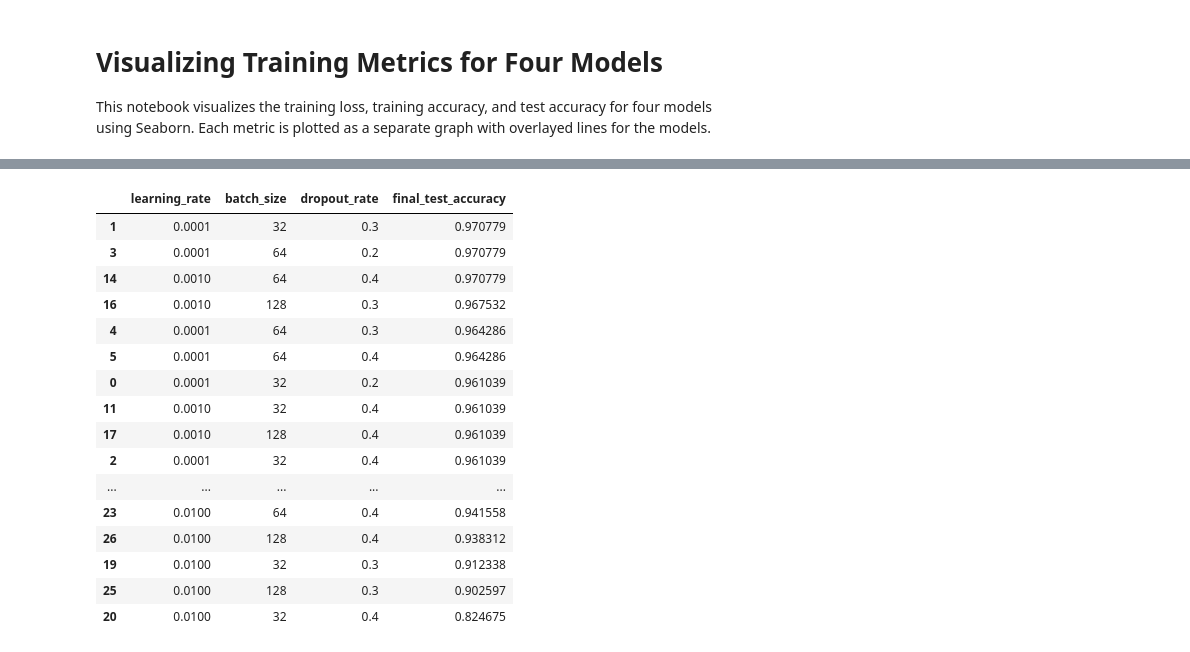
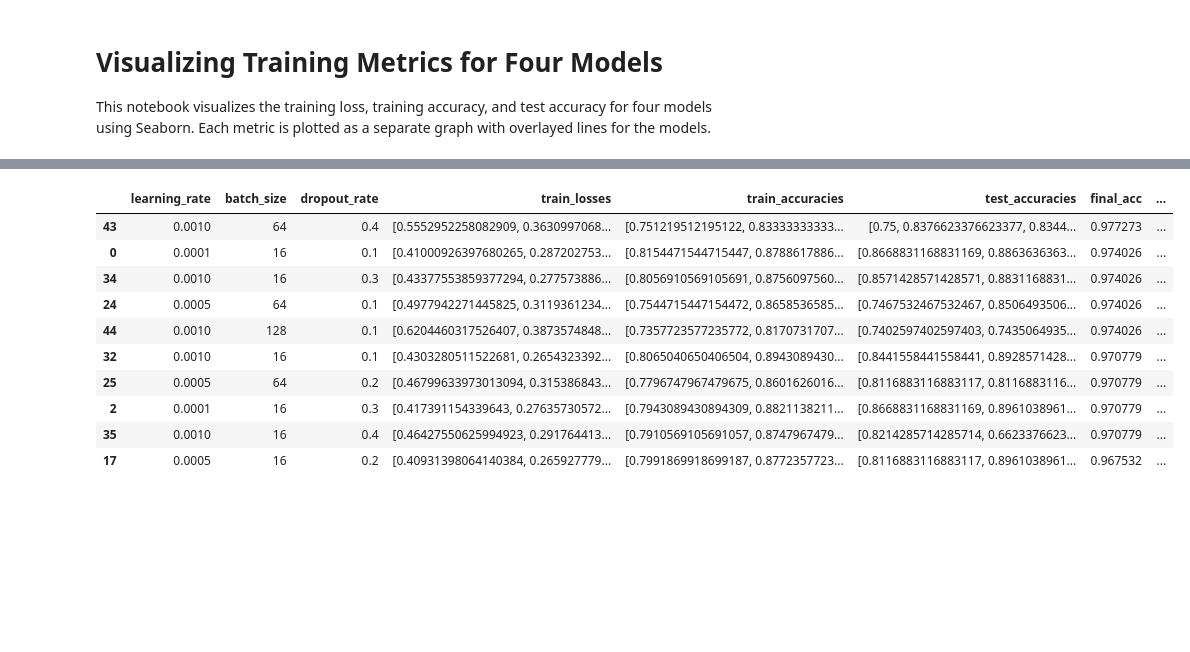
Before and after one commit to williampham7/142B-Lebron, a Jupyter notebook: model_runs/model_4/grid_graph.ipynb, the cells around one changed output, grey strips where cells are left out. Cells and saved outputs as stored; diff of their text form; code cells hidden in the pictures; blank space fills up the shorter version.

```diff
--- a/model_runs/model_4/grid_graph.ipynb
+++ b/model_runs/model_4/grid_graph.ipynb
@@ -8,7 +8,7 @@ import matplotlib.pyplot as plt
 import pandas as pd
 import ast
 # %%
-df = pd.read_csv('grid_search.csv')
+df = pd.read_csv('grid_search_2.csv')
 
 # Convert to DataFrame
 df
@@ -67,28 +64,20 @@ plt.show()
 # %%
 # If needed: convert string to list
 # df['test_accuracies'] = df['test_accuracies'].apply(ast.literal_eval)
 
 # Create a new DataFrame with the last test accuracy
-summary_df = df[['learning_rate', 'batch_size', 'dropout_rate']].copy()
-summary_df['final_test_accuracy'] = df['test_accuracies'].apply(lambda x: x[-1])
-summary_df = summary_df.sort_values(by='final_test_accuracy', ascending=False)
+summary_df = df.sort_values(by='final_acc', ascending=False).head(10)
 # Display the new DataFrame
 summary_df
 # %% [output]
-|  | learning_rate | batch_size | dropout_rate | final_test_accuracy |
-| 1 | 0.0001 | 32 | 0.3 | 0.970779 |
-| 3 | 0.0001 | 64 | 0.2 | 0.970779 |
-| 14 | 0.0010 | 64 | 0.4 | 0.970779 |
-| 16 | 0.0010 | 128 | 0.3 | 0.967532 |
-| 4 | 0.0001 | 64 | 0.3 | 0.964286 |
-| 5 | 0.0001 | 64 | 0.4 | 0.964286 |
-| 0 | 0.0001 | 32 | 0.2 | 0.961039 |
-| 11 | 0.0010 | 32 | 0.4 | 0.961039 |
-| 17 | 0.0010 | 128 | 0.4 | 0.961039 |
-| 2 | 0.0001 | 32 | 0.4 | 0.961039 |
-| ... | ... | ... | ... | ... |
-| 23 | 0.0100 | 64 | 0.4 | 0.941558 |
-| 26 | 0.0100 | 128 | 0.4 | 0.938312 |
-| 19 | 0.0100 | 32 | 0.3 | 0.912338 |
-| 25 | 0.0100 | 128 | 0.3 | 0.902597 |
-| 20 | 0.0100 | 32 | 0.4 | 0.824675 |
+|  | learning_rate | batch_size | dropout_rate | train_losses | train_accuracies | test_accuracies | final_acc | ... |
+| 43 | 0.0010 | 64 | 0.4 | [0.5552952258082909, 0.3630997068... | [0.751219512195122, 0.83333333333... | [0.75, 0.8376623376623377, 0.8344... | 0.977273 | ... |
+| 0 | 0.0001 | 16 | 0.1 | [0.41000926397680265, 0.287202753... | [0.8154471544715447, 0.8788617886... | [0.8668831168831169, 0.8863636363... | 0.974026 | ... |
+| 34 | 0.0010 | 16 | 0.3 | [0.43377553859377294, 0.277573886... | [0.8056910569105691, 0.8756097560... | [0.8571428571428571, 0.8831168831... | 0.974026 | ... |
+| 24 | 0.0005 | 64 | 0.1 | [0.4977942271445825, 0.3119361234... | [0.7544715447154472, 0.8658536585... | [0.7467532467532467, 0.8506493506... | 0.974026 | ... |
+| 44 | 0.0010 | 128 | 0.1 | [0.6204460317526407, 0.3873574848... | [0.7357723577235772, 0.8170731707... | [0.7402597402597403, 0.7435064935... | 0.974026 | ... |
+| 32 | 0.0010 | 16 | 0.1 | [0.4303280511522681, 0.2654323392... | [0.8065040650406504, 0.8943089430... | [0.8441558441558441, 0.8928571428... | 0.970779 | ... |
+| 25 | 0.0005 | 64 | 0.2 | [0.46799633973013094, 0.315386843... | [0.7796747967479675, 0.8601626016... | [0.8116883116883117, 0.8116883116... | 0.970779 | ... |
+| 2 | 0.0001 | 16 | 0.3 | [0.417391154339643, 0.27635730572... | [0.7943089430894309, 0.8821138211... | [0.8668831168831169, 0.8961038961... | 0.970779 | ... |
+| 35 | 0.0010 | 16 | 0.4 | [0.46427550625994923, 0.291764413... | [0.7910569105691057, 0.8747967479... | [0.8214285714285714, 0.6623376623... | 0.970779 | ... |
+| 17 | 0.0005 | 16 | 0.2 | [0.40931398064140384, 0.265927779... | [0.7991869918699187, 0.8772357723... | [0.8116883116883117, 0.8961038961... | 0.967532 | ... |
```
Also changed, not shown: parts of 2 cells of this notebook.
